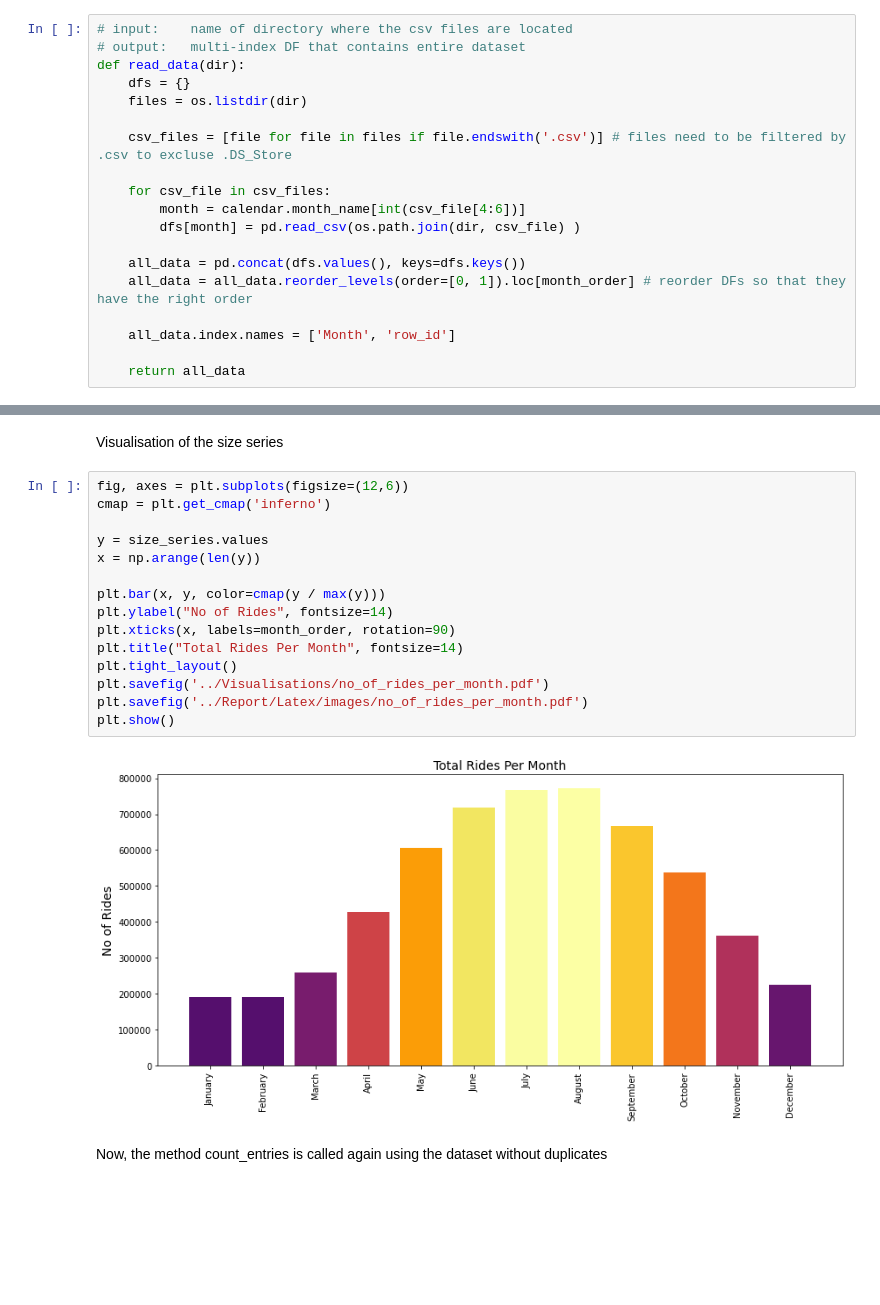
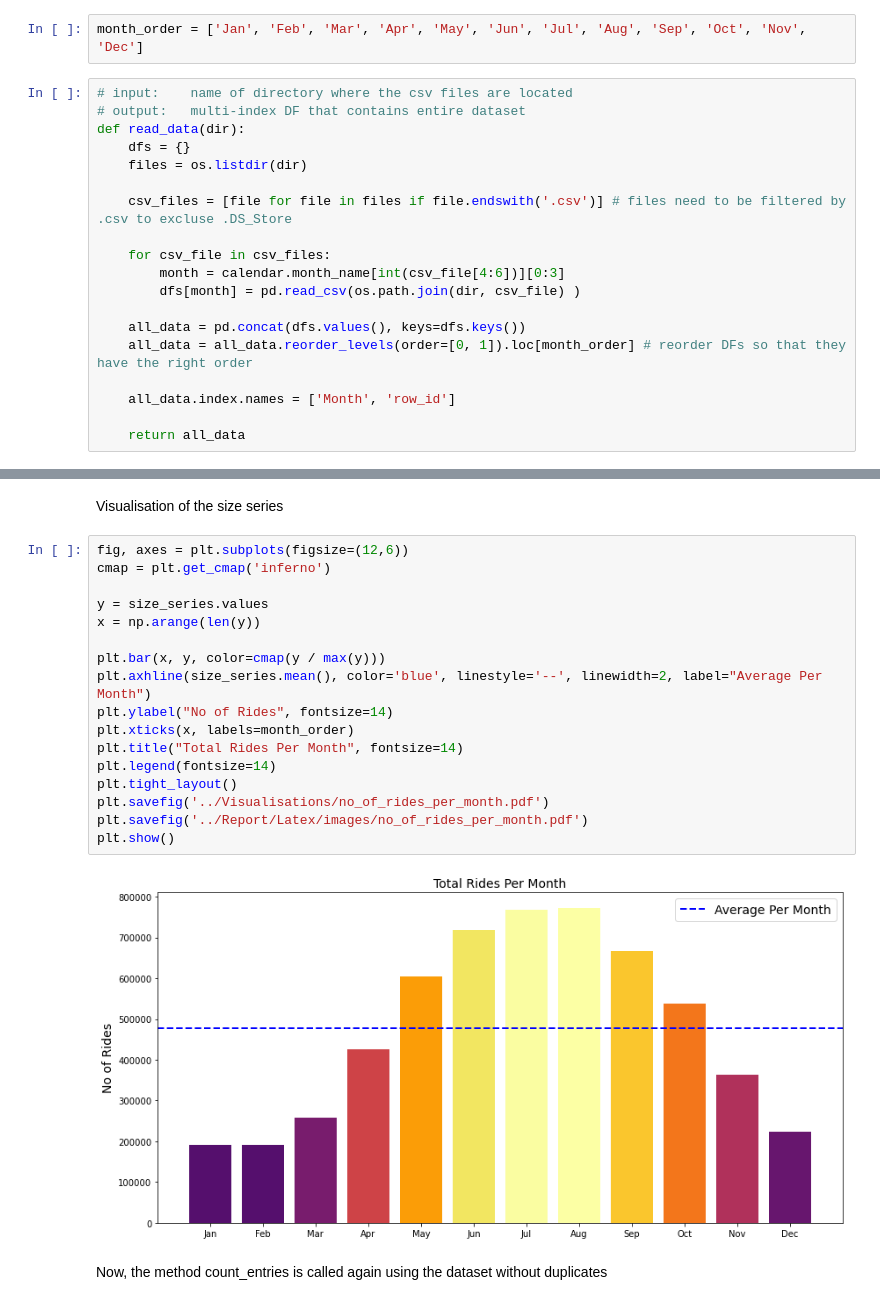
Before and after one commit to SummerKassem/BikeShareCS, a Jupyter notebook: PythonCode/bike_share_analysis.ipynb, the cells around one changed output, grey strips where cells are left out. Cells and saved outputs as stored; diff of their text form; blank space fills up the shorter version.

```diff
--- a/PythonCode/bike_share_analysis.ipynb
+++ b/PythonCode/bike_share_analysis.ipynb
@@ -23,3 +21,5 @@ month_order = ['January', 'February', 'March', 'April', 'May', 'June', 'July', '
+# %%
+month_order = ['Jan', 'Feb', 'Mar', 'Apr', 'May', 'Jun', 'Jul', 'Aug', 'Sep', 'Oct', 'Nov', 'Dec']
 # %%
 # input:    name of directory where the csv files are located
 # output:   multi-index DF that contains entire dataset
@@ -30,7 +30,7 @@ def read_data(dir):
     csv_files = [file for file in files if file.endswith('.csv')] # files need to be filtered by .csv to excluse .DS_Store
 
     for csv_file in csv_files:
-        month = calendar.month_name[int(csv_file[4:6])]
+        month = calendar.month_name[int(csv_file[4:6])][0:3]
         dfs[month] = pd.read_csv(os.path.join(dir, csv_file) )
 
     all_data = pd.concat(dfs.values(), keys=dfs.keys())
@@ -136,20 +136,22 @@ Visualisation of the size series
 # %%
 fig, axes = plt.subplots(figsize=(12,6))
 cmap = plt.get_cmap('inferno')
 
 y = size_series.values
 x = np.arange(len(y))
 
 plt.bar(x, y, color=cmap(y / max(y)))
+plt.axhline(size_series.mean(), color='blue', linestyle='--', linewidth=2, label="Average Per Month")
 plt.ylabel("No of Rides", fontsize=14)
-plt.xticks(x, labels=month_order, rotation=90)
+plt.xticks(x, labels=month_order)
 plt.title("Total Rides Per Month", fontsize=14)
+plt.legend(fontsize=14)
 plt.tight_layout()
 plt.savefig('../Visualisations/no_of_rides_per_month.pdf')
 plt.savefig('../Report/Latex/images/no_of_rides_per_month.pdf')
 plt.show()
 # %% [output]
-[figure, old version]
+[figure, new version]
 # %% [markdown]
 Now, the method count_entries is called again using the dataset without duplicates
 # %%
```
Also changed, not shown: parts of 36 cells of this notebook, 17 other files.
